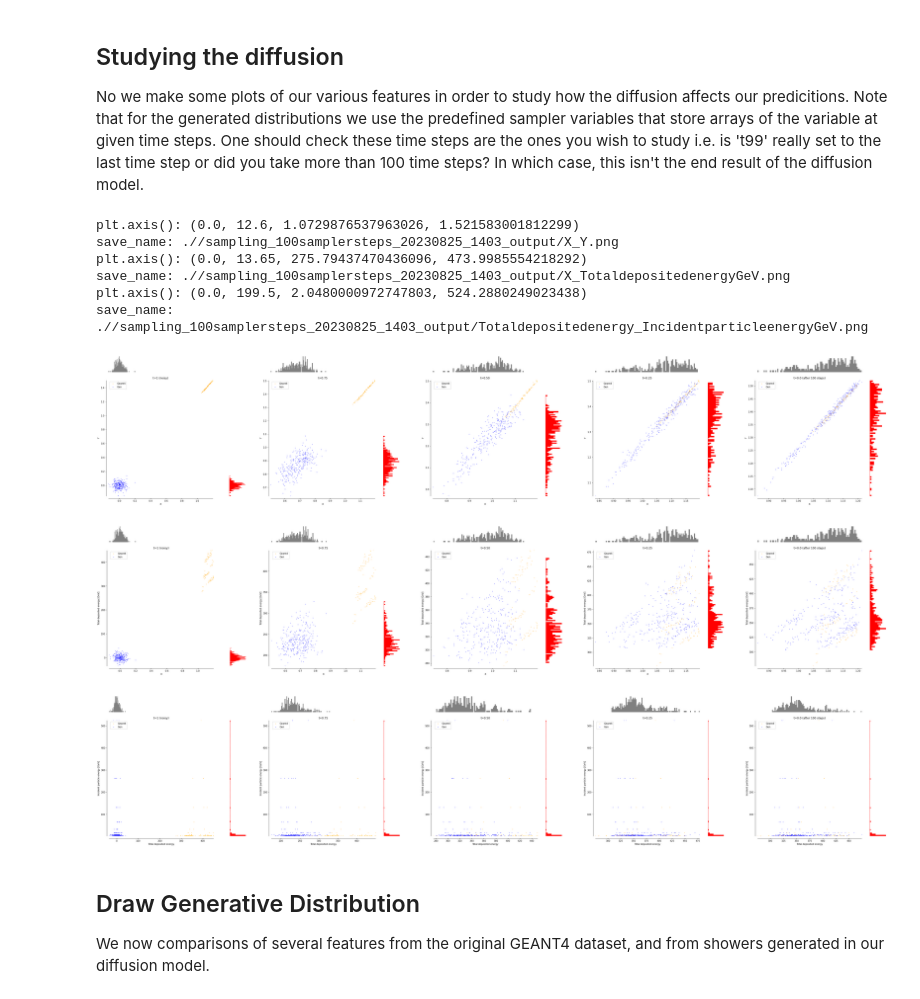
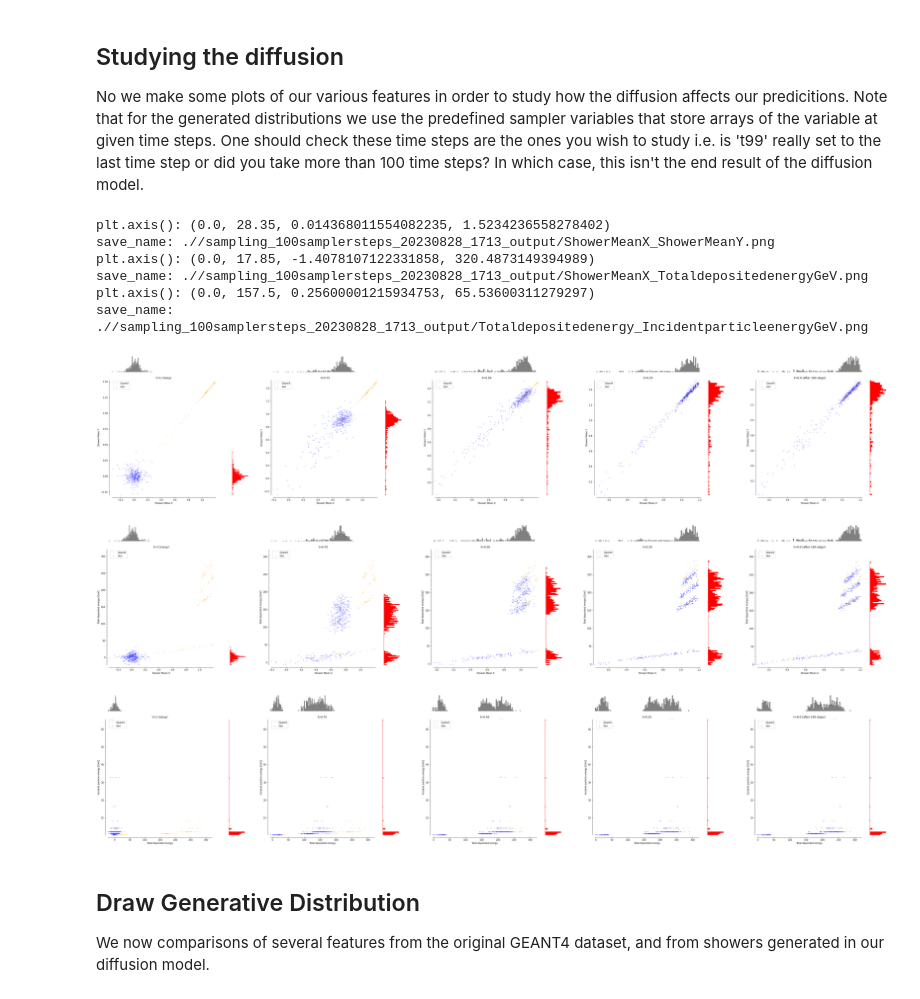
Before and after one commit to vincentchen566/tdsm_encoder, a Jupyter notebook: tdsm_encoder.ipynb, the cells around one changed output. Cells and saved outputs as stored; diff of their text form; code cells hidden in the pictures.

```diff
--- a/tdsm_encoder.ipynb
+++ b/tdsm_encoder.ipynb
@@ -80,7 +80,7 @@ print('Working directory: ', workingdir)
 files_list_ = []
 for filename in os.listdir(dataset_store_path):
     #if fnmatch.fnmatch(filename, dataset + '12*.pt') or fnmatch.fnmatch(filename, dataset + '21*.pt') or fnmatch.fnmatch(filename, dataset + '30*.pt'):
-    if fnmatch.fnmatch(filename, dataset + '2*.pt'):
+    if fnmatch.fnmatch(filename, dataset + '1*.pt'):
         files_list_.append(os.path.join(dataset_store_path, filename))
 print(files_list_)
 
@@ -1104,7 +1154,7 @@ if jupyternotebook:
 
     # Create plots of distributions evolving with diffusion steps
     distributions = [
-        ( ('X', 'Y'),
+        ( ('Shower Mean X', 'Shower Mean Y'),
         (geant_x_pos,
         geant_y_pos,
         pc_sampler.av_x_pos_step1,
@@ -1121,48 +1171,48 @@ if jupyternotebook:
     util.display.make_diffusion_plot(distributions, output_directory)
 
     distributions = [
-        ( ('X', 'Total deposited energy [GeV]'),
+        ( ('Shower Mean X', 'Total deposited energy [GeV]'),
         (geant_x_pos,
         geant_deposited_energy,
         pc_sampler.av_x_pos_step1,
         pc_sampler.deposited_energy_step1,
         pc_sampler.av_x_pos_step25,
         pc_sampler.deposited_energy_step25,
         pc_sampler.av_x_pos_step50,
         pc_sampler.deposited_energy_step50,
         pc_sampler.av_x_pos_step75,
         pc_sampler.deposited_energy_step75,
         pc_sampler.av_x_pos_step99,
         pc_sampler.deposited_energy_step99) )
     ]
     util.display.make_diffusion_plot(distributions, output_directory)
 
     distributions = [
         ( ('Total deposited energy', 'Incident particle energy [GeV]'),
         (geant_deposited_energy,
-        incident_e_per_shower[:n_showers_2_gen],
+        geant_ine,
         pc_sampler.deposited_energy_step1,
         pc_sampler.incident_e_step1,
         pc_sampler.deposited_energy_step25,
         pc_sampler.incident_e_step25,
         pc_sampler.deposited_energy_step50,
         pc_sampler.incident_e_step50,
         pc_sampler.deposited_energy_step75,
         pc_sampler.incident_e_step75,
         pc_sampler.deposited_energy_step99,
         pc_sampler.incident_e_step99) )
     ]
     util.display.make_diffusion_plot(distributions,output_directory)
 # %% [output]
-plt.axis(): (0.0, 12.6, 1.0729876537963026, 1.521583001812299)
-save_name: .//sampling_100samplersteps_20230825_1403_output/X_Y.png
-plt.axis(): (0.0, 13.65, 275.79437470436096, 473.9985554218292)
-save_name: .//sampling_100samplersteps_20230825_1403_output/X_TotaldepositedenergyGeV.png
-plt.axis(): (0.0, 199.5, 2.0480000972747803, 524.2880249023438)
-save_name: .//sampling_100samplersteps_20230825_1403_output/Totaldepositedenergy_IncidentparticleenergyGeV.png
+plt.axis(): (0.0, 28.35, 0.014368011554082235, 1.5234236558278402)
+save_name: .//sampling_100samplersteps_20230828_1713_output/ShowerMeanX_ShowerMeanY.png
+plt.axis(): (0.0, 17.85, -1.4078107122331858, 320.4873149394989)
+save_name: .//sampling_100samplersteps_20230828_1713_output/ShowerMeanX_TotaldepositedenergyGeV.png
+plt.axis(): (0.0, 157.5, 0.25600001215934753, 65.53600311279297)
+save_name: .//sampling_100samplersteps_20230828_1713_output/Totaldepositedenergy_IncidentparticleenergyGeV.png
-[figure, old version]
+[figure, new version]
-[figure, old version]
+[figure, new version]
-[figure, old version]
+[figure, new version]
 # %% [markdown]
 ## Draw Generative Distribution
 We now comparisons of several features from the original GEANT4 dataset, and from showers generated in our diffusion model.
```
Also changed, not shown: parts of 3 cells of this notebook, 1 other file.
